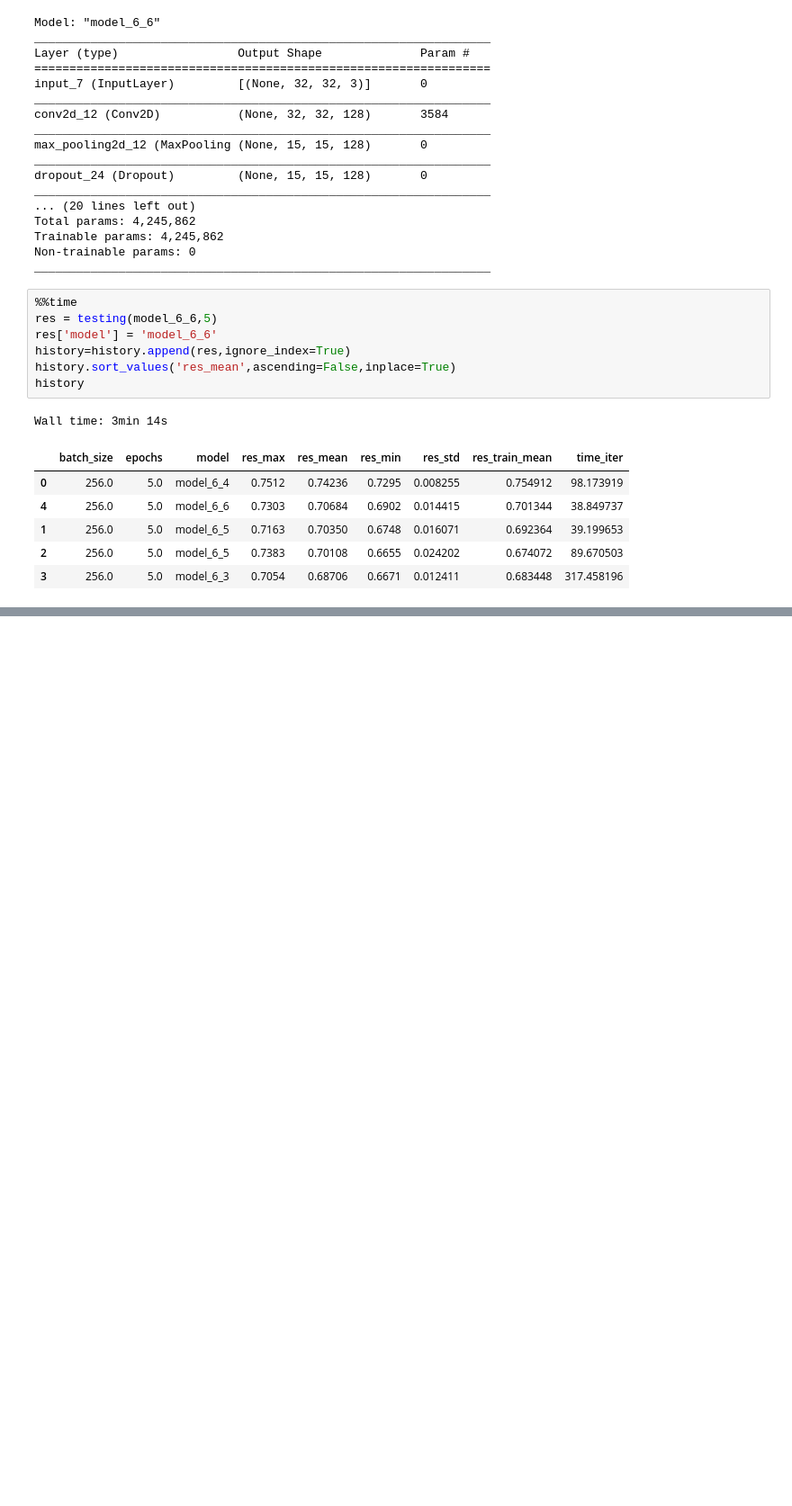
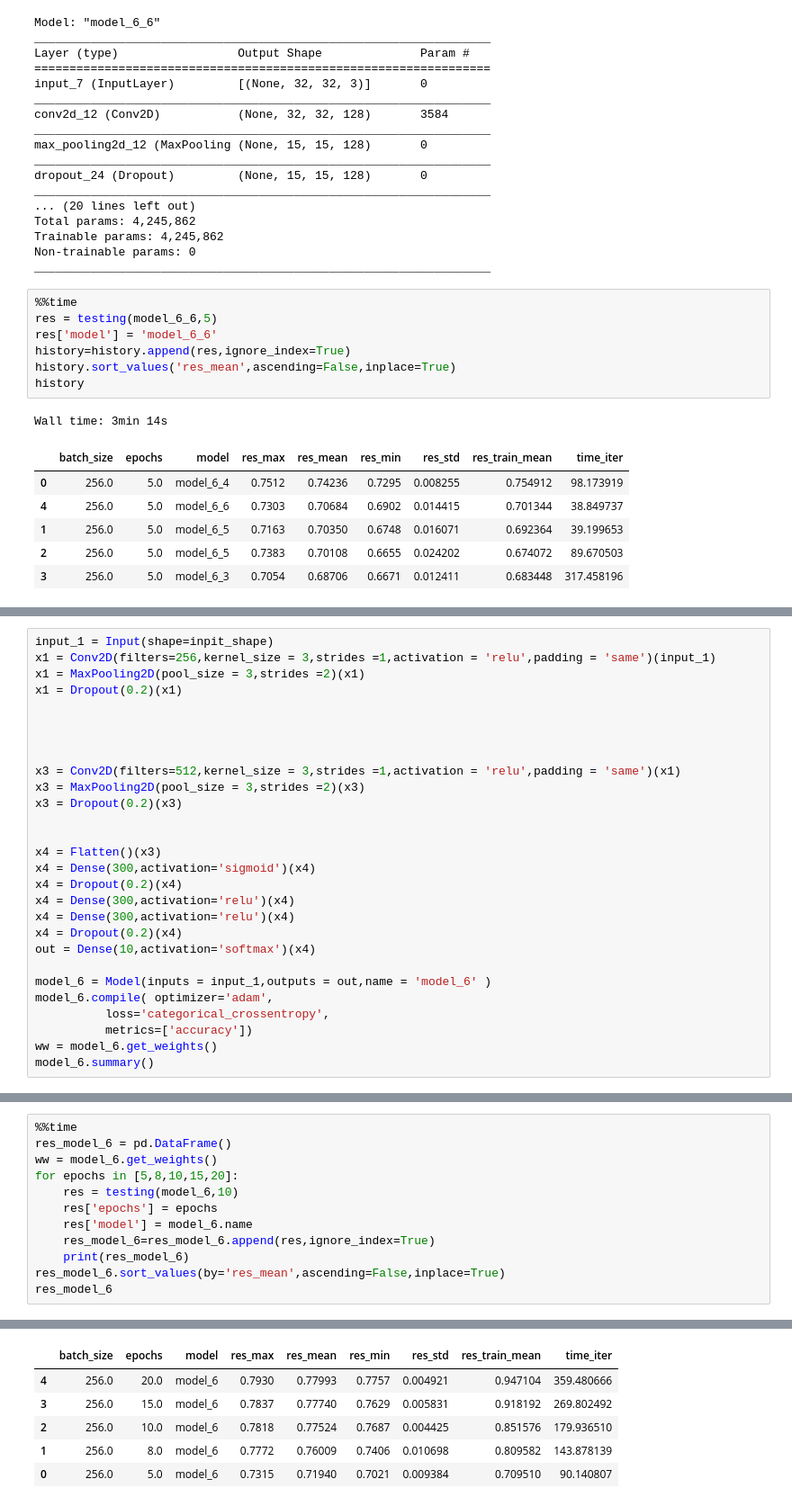
Before and after one commit to Vitalylqw/Neural_network, a Jupyter notebook: hw_4.ipynb, the cells around one changed output, grey strips where cells are left out. Shown at 90% size. Cells and saved outputs as stored; diff of their text form; blank space fills up the shorter version.

```diff
--- a/hw_4.ipynb
+++ b/hw_4.ipynb
@@ -1116,0 +1119,28 @@ Wall time: 3min 14s
+# %%
+input_1 = Input(shape=inpit_shape)
+x1 = Conv2D(filters=256,kernel_size = 3,strides =1,activation = 'relu',padding = 'same')(input_1)
+x1 = MaxPooling2D(pool_size = 3,strides =2)(x1)
+x1 = Dropout(0.2)(x1)
+
+
+
+
+x3 = Conv2D(filters=512,kernel_size = 3,strides =1,activation = 'relu',padding = 'same')(x1)
+x3 = MaxPooling2D(pool_size = 3,strides =2)(x3)
+x3 = Dropout(0.2)(x3)
+
+
+x4 = Flatten()(x3)
+x4 = Dense(300,activation='sigmoid')(x4)
+x4 = Dropout(0.2)(x4)
+x4 = Dense(300,activation='relu')(x4)
+x4 = Dense(300,activation='relu')(x4)
+x4 = Dropout(0.2)(x4)
+out = Dense(10,activation='softmax')(x4)
+
+model_6 = Model(inputs = input_1,outputs = out,name = 'model_6' )
+model_6.compile( optimizer='adam',
+          loss='categorical_crossentropy',
+          metrics=['accuracy'])
+ww = model_6.get_weights()
+model_6.summary()
@@ -1116,0 +1165,13 @@ Wall time: 3min 14s
+# %%
+%%time
+res_model_6 = pd.DataFrame()
+ww = model_6.get_weights()
+for epochs in [5,8,10,15,20]:
+    res = testing(model_6,10)
+    res['epochs'] = epochs
+    res['model'] = model_6.name
+    res_model_6=res_model_6.append(res,ignore_index=True)
+    print(res_model_6)
+res_model_6.sort_values(by='res_mean',ascending=False,inplace=True)
+res_model_6
+# %% [output]
@@ -1116,0 +1195,6 @@ Wall time: 3min 14s
+|  | batch_size | epochs | model | res_max | res_mean | res_min | res_std | res_train_mean | time_iter |
+| 4 | 256.0 | 20.0 | model_6 | 0.7930 | 0.77993 | 0.7757 | 0.004921 | 0.947104 | 359.480666 |
+| 3 | 256.0 | 15.0 | model_6 | 0.7837 | 0.77740 | 0.7629 | 0.005831 | 0.918192 | 269.802492 |
+| 2 | 256.0 | 10.0 | model_6 | 0.7818 | 0.77524 | 0.7687 | 0.004425 | 0.851576 | 179.936510 |
+| 1 | 256.0 | 8.0 | model_6 | 0.7772 | 0.76009 | 0.7406 | 0.010698 | 0.809582 | 143.878139 |
+| 0 | 256.0 | 5.0 | model_6 | 0.7315 | 0.71940 | 0.7021 | 0.009384 | 0.709510 | 90.140807 |
```
Also changed, not shown: parts of 5 cells of this notebook.
